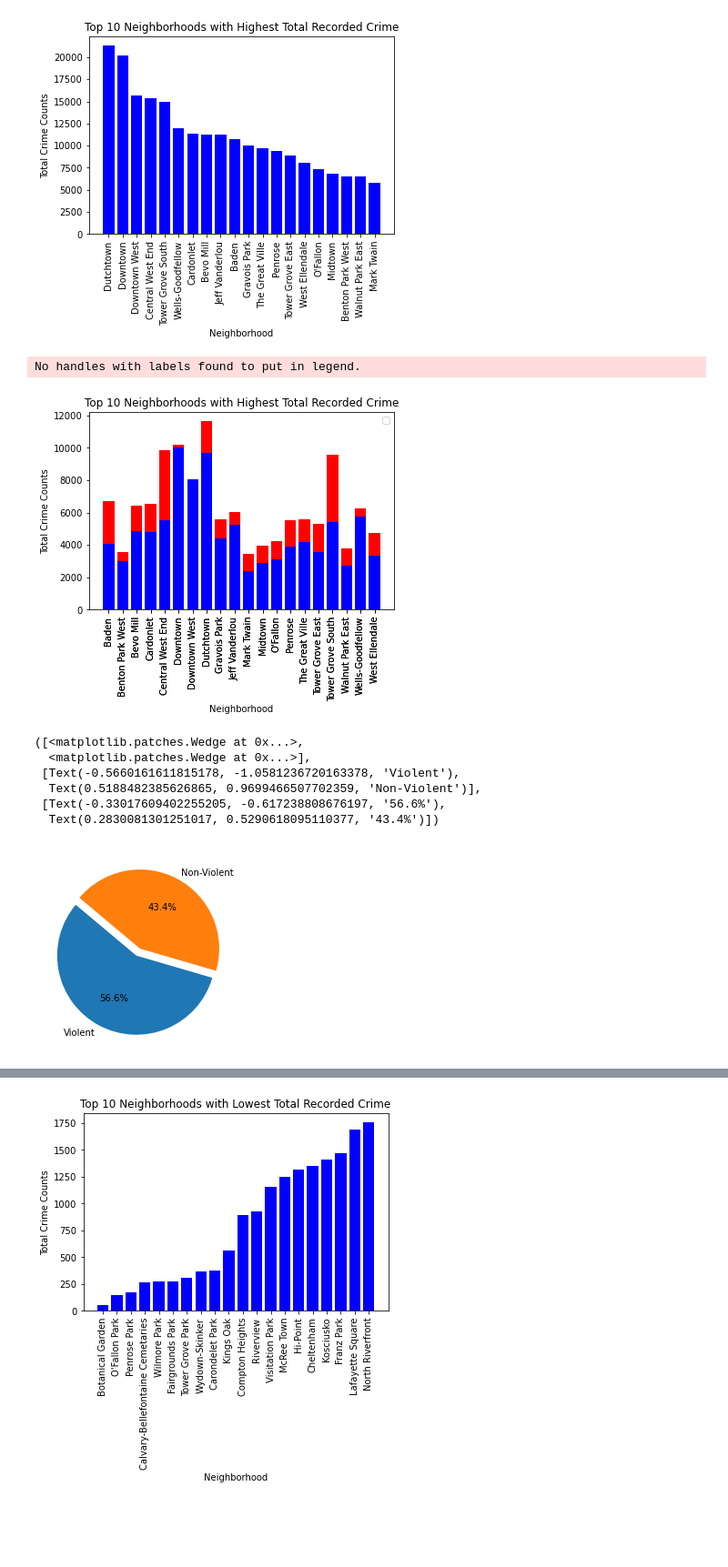
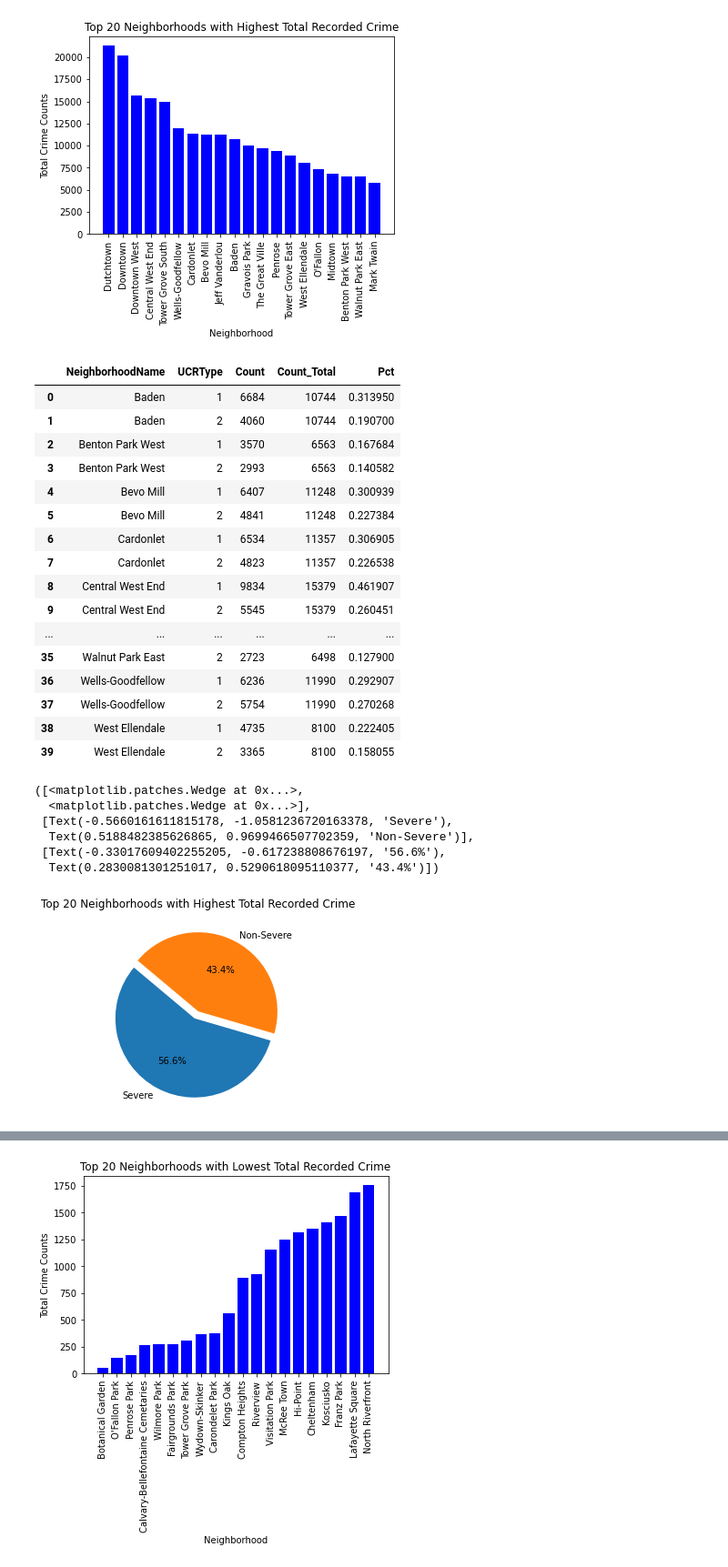
Before and after one commit to colepierie/Crime_Analysis, a Jupyter notebook: CrimeAnalysis.ipynb, the cells around one changed output, grey strips where cells are left out. Shown at 91% size. Drawn from its saved outputs; the diff is of its cells as text; code cells hidden in the pictures; blank space fills up the shorter version.

```diff
--- a/CrimeAnalysis.ipynb
+++ b/CrimeAnalysis.ipynb
@@ -144,37 +144,59 @@ plt.show()
 # %%
 # For the top 20 most "dangerous" Neighborhoods, rank by percent of violent crimes.
 top_twenty = pd.merge(crime_df,nh_tot_top, on=['NeighborhoodName', 'Neighborhood'], how='right',suffixes=('', '_Total') )
-top_twenty = top_twenty.groupby(['NeighborhoodName', 'UCRType']).agg({'Count':'sum', 'Count_Total':'mean'}).reset_index()
+tp_twenty = top_twenty.groupby(['NeighborhoodName', 'UCRType']).agg({'Count':'sum', 'Count_Total':'mean'}).reset_index()
 
-colors = {1:'red', 2:'blue'}
-c = top_twenty['UCRType'].apply(lambda x: colors[x])
+tp_twenty['Pct'] = tp_twenty['Count']/top_twenty['Count_Total']
+tp_twenty
+# colors = {1:'red', 2:'blue'}
+# c = tp_twenty['UCRType'].apply(lambda x: colors[x])
 
-# Plot as a bar chart.
-plt.bar(top_twenty['NeighborhoodName'], top_twenty['Count'], color=c, align="center")
-plt.xticks(top_twenty['NeighborhoodName'], top_twenty['NeighborhoodName'], rotation='vertical')
+# # Plot as a bar chart.
+# plt.bar(tp_twenty['NeighborhoodName'], tp_twenty['Count'], color=c, align="center")
+# plt.xticks(tp_twenty['NeighborhoodName'], tp_twenty['NeighborhoodName'], rotation='vertical')
 
-plt.xlabel('Neighborhood')
-plt.ylabel('Total Crime Counts')
+# plt.xlabel('Neighborhood')
+# plt.ylabel('Total Crime Counts')
 
-plt.title('Top 10 Neighborhoods with Highest Total Recorded Crime')
+# plt.title('Top 10 Neighborhoods with Highest Total Recorded Crime')
 
-plt.savefig('Output/WorstNeighborhoods_UCRPct.png')
+# plt.savefig('Output/WorstNeighborhoods_UCRPct.png')
 
-plt.show()
+# plt.show()
 # %% [output]
-No handles with labels found to put in legend.
-[figure, removed]
+|  | NeighborhoodName | UCRType | Count | Count_Total | Pct |
+| 0 | Baden | 1 | 6684 | 10744 | 0.313950 |
+| 1 | Baden | 2 | 4060 | 10744 | 0.190700 |
+| 2 | Benton Park West | 1 | 3570 | 6563 | 0.167684 |
+| 3 | Benton Park West | 2 | 2993 | 6563 | 0.140582 |
+| 4 | Bevo Mill | 1 | 6407 | 11248 | 0.300939 |
+| 5 | Bevo Mill | 2 | 4841 | 11248 | 0.227384 |
+| 6 | Cardonlet | 1 | 6534 | 11357 | 0.306905 |
+| 7 | Cardonlet | 2 | 4823 | 11357 | 0.226538 |
+| 8 | Central West End | 1 | 9834 | 15379 | 0.461907 |
+| 9 | Central West End | 2 | 5545 | 15379 | 0.260451 |
+| ... | ... | ... | ... | ... | ... |
+| 35 | Walnut Park East | 2 | 2723 | 6498 | 0.127900 |
+| 36 | Wells-Goodfellow | 1 | 6236 | 11990 | 0.292907 |
+| 37 | Wells-Goodfellow | 2 | 5754 | 11990 | 0.270268 |
+| 38 | West Ellendale | 1 | 4735 | 8100 | 0.222405 |
+| 39 | West Ellendale | 2 | 3365 | 8100 | 0.158055 |
 # %%
-top_twenty = top_twenty.groupby(['UCRType']).agg({'Count':'sum'}).reset_index()
+tp_twenty_pct = top_twenty.groupby(['UCRType']).agg({'Count':'sum'}).reset_index()
 # top_twenty
 explode = (0.1,0)
-plt.pie(top_twenty['Count'],explode=explode, labels=['Violent', 'Non-Violent'],
+
+labels={1:'Severe', 2:'Non-Severe'}
+l = tp_twenty_pct['UCRType'].apply(lambda x: labels[x])
+
+plt.title('Top 20 Neighborhoods with Highest Total Recorded Crime')
+plt.pie(tp_twenty_pct['Count'],explode=explode, labels=l,
         autopct="%1.1f%%", shadow=False, startangle=140)
 # %% [output]
 ([<matplotlib.patches.Wedge at 0x...>,
   <matplotlib.patches.Wedge at 0x...>],
- [Text(-0.5660161611815178, -1.0581236720163378, 'Violent'),
-  Text(0.5188482385626865, 0.9699466507702359, 'Non-Violent')],
+ [Text(-0.5660161611815178, -1.0581236720163378, 'Severe'),
+  Text(0.5188482385626865, 0.9699466507702359, 'Non-Severe')],
  [Text(-0.33017609402255205, -0.617238808676197, '56.6%'),
   Text(0.2830081301251017, 0.5290618095110377, '43.4%')])
-[figure, old version]
+[figure, new version]
```
Also changed, not shown: parts of 12 cells of this notebook, 7 other files.
